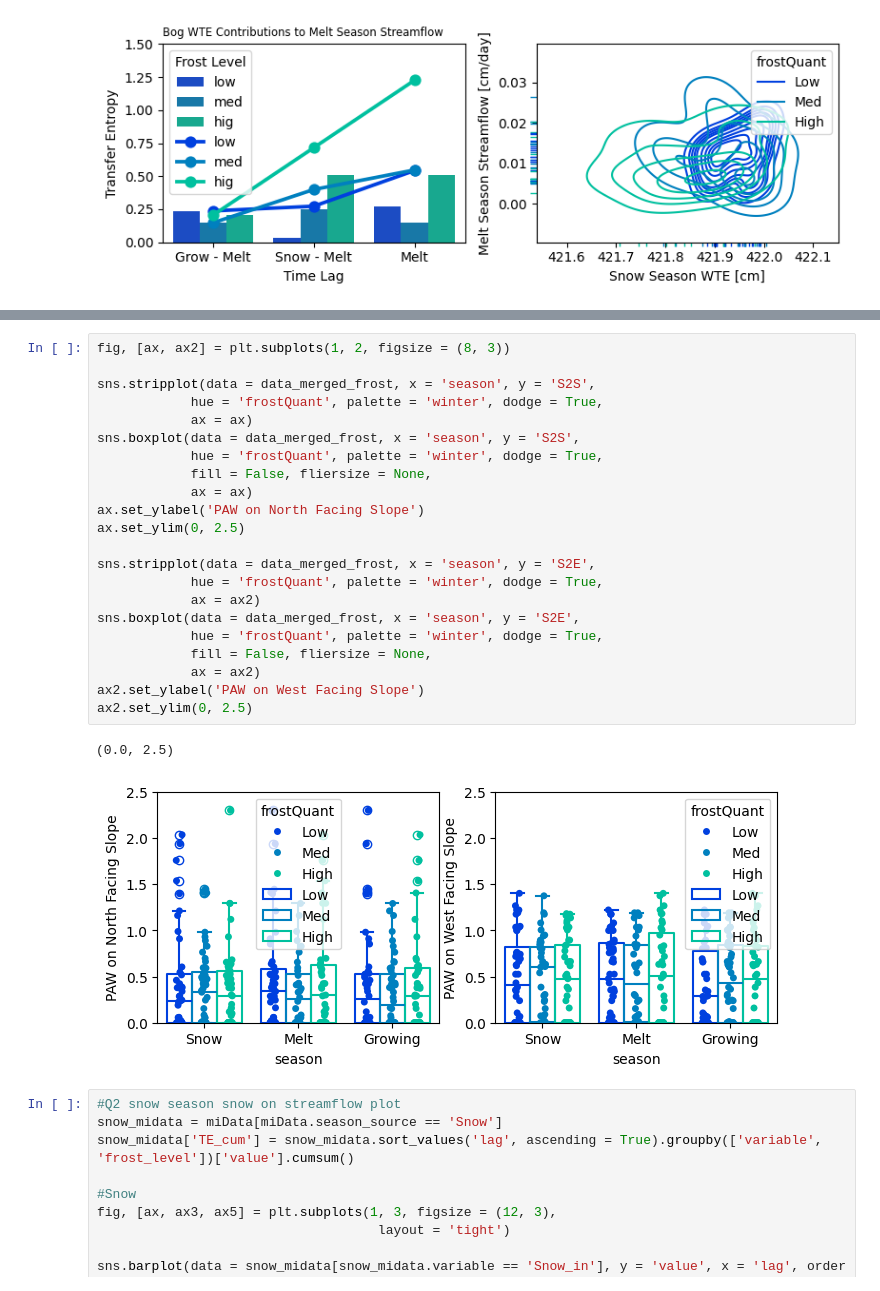
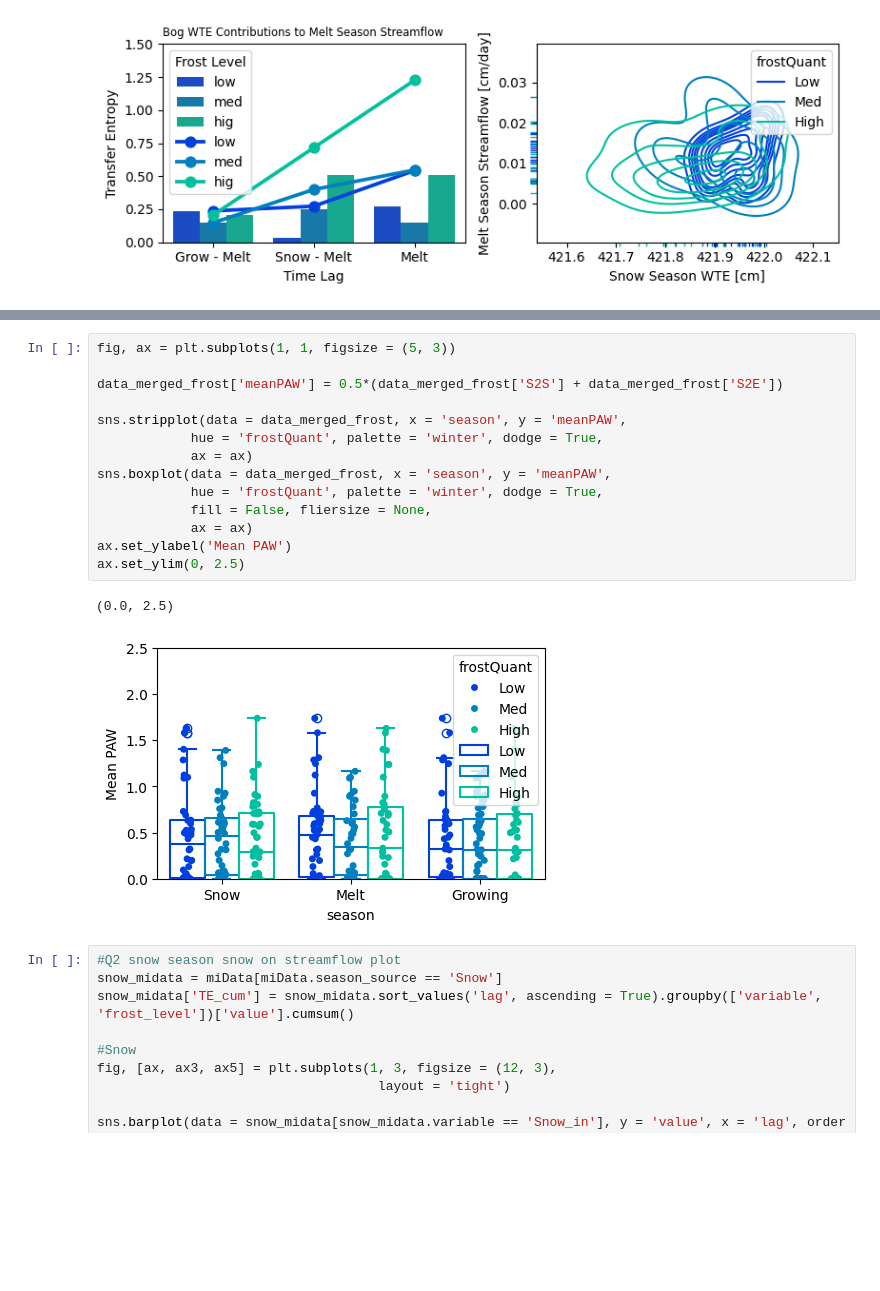
Before and after one commit to mwdjones/process-networks, a Jupyter notebook: 03_paper-plotting.ipynb, the cells around one changed output, grey strips where cells are left out. Cells and saved outputs as stored; diff of their text form; blank space fills up the shorter version.

```diff
--- a/03_paper-plotting.ipynb
+++ b/03_paper-plotting.ipynb
@@ -188,28 +188,20 @@ plt.savefig(save_path + 'Q1_soilcontrib.jpeg', bbox_inches = 'tight')
 # %%
-fig, [ax, ax2] = plt.subplots(1, 2, figsize = (8, 3))
+fig, ax = plt.subplots(1, 1, figsize = (5, 3))
 
-sns.stripplot(data = data_merged_frost, x = 'season', y = 'S2S',
+data_merged_frost['meanPAW'] = 0.5*(data_merged_frost['S2S'] + data_merged_frost['S2E'])
+
+sns.stripplot(data = data_merged_frost, x = 'season', y = 'meanPAW',
             hue = 'frostQuant', palette = 'winter', dodge = True,
             ax = ax)
-sns.boxplot(data = data_merged_frost, x = 'season', y = 'S2S',
+sns.boxplot(data = data_merged_frost, x = 'season', y = 'meanPAW',
             hue = 'frostQuant', palette = 'winter', dodge = True,
             fill = False, fliersize = None,
             ax = ax)
-ax.set_ylabel('PAW on North Facing Slope')
+ax.set_ylabel('Mean PAW')
 ax.set_ylim(0, 2.5)
-
-sns.stripplot(data = data_merged_frost, x = 'season', y = 'S2E',
-            hue = 'frostQuant', palette = 'winter', dodge = True,
-            ax = ax2)
-sns.boxplot(data = data_merged_frost, x = 'season', y = 'S2E',
-            hue = 'frostQuant', palette = 'winter', dodge = True,
-            fill = False, fliersize = None,
-            ax = ax2)
-ax2.set_ylabel('PAW on West Facing Slope')
-ax2.set_ylim(0, 2.5)
 # %% [output]
 (0.0, 2.5)
-[figure, old version]
+[figure, new version]
 # %%
 #Q2 snow season snow on streamflow plot
 snow_midata = miData[miData.season_source == 'Snow']
```
Also changed, not shown: parts of 2 cells of this notebook, 35 other files.
